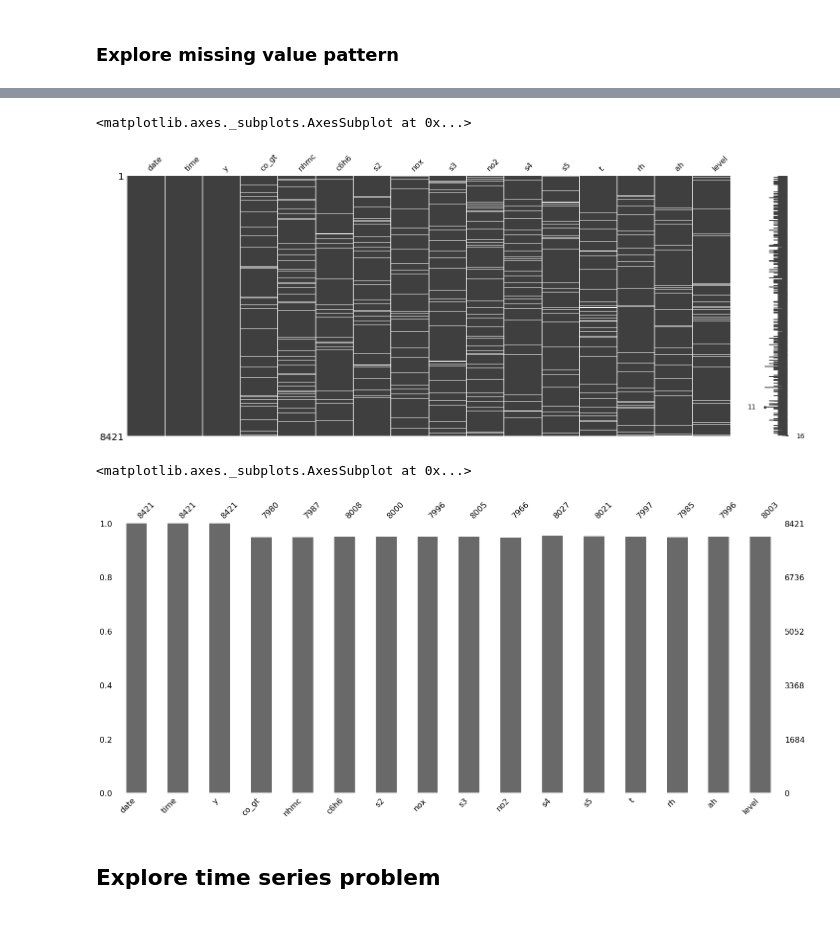
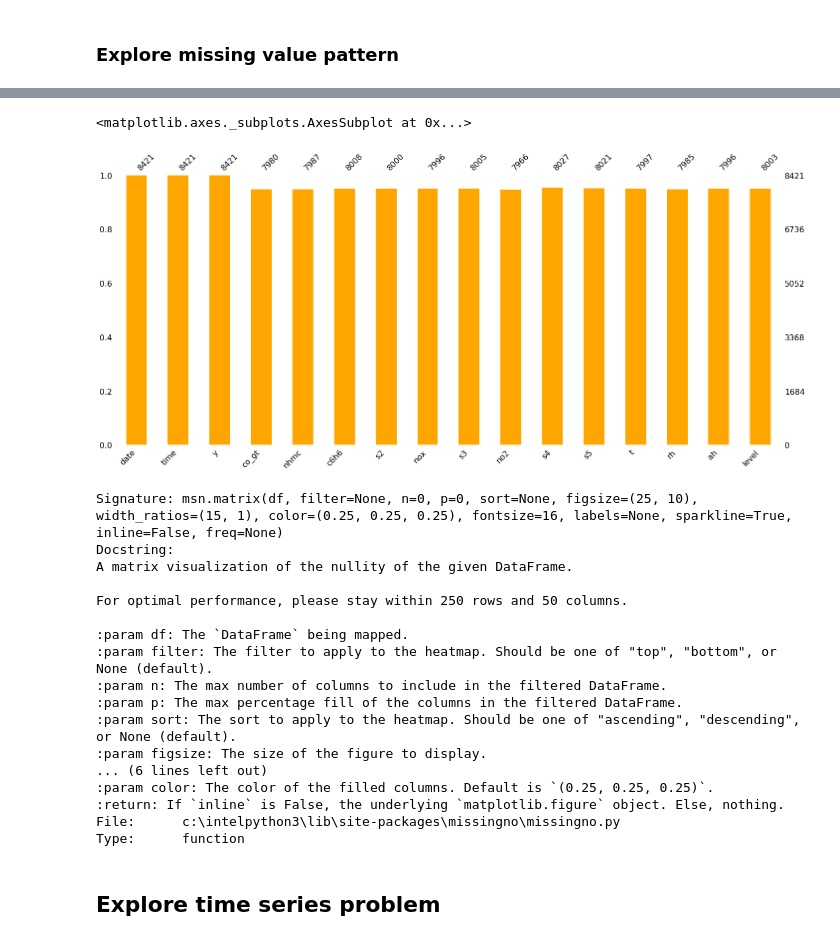
Before and after one commit to DuongVu39/Code_Challenge, a Jupyter notebook: src/task2/Task2.ipynb, the cells around one changed output, grey strips where cells are left out. Saved outputs shown, nothing was run; the diff lists cells and outputs as text; code cells hidden in the pictures.

```diff
--- a/src/task2/Task2.ipynb
+++ b/src/task2/Task2.ipynb
@@ -70,14 +78,29 @@ pd.DataFrame(df.dtypes.values, columns=['dtype']).reset_index().groupby('dtype')
+# %%
+# Count number of value in each column
+msn.bar(df, color="orange")
+# %% [output]
+<matplotlib.axes._subplots.AxesSubplot at 0x...>
+[figure, added]
 # %%
-msn.matrix(df)
+msn.matrix?
 # %% [output]
-<matplotlib.axes._subplots.AxesSubplot at 0x...>
+Signature: msn.matrix(df, filter=None, n=0, p=0, sort=None, figsize=(25, 10), width_ratios=(15, 1), color=(0.25, 0.25, 0.25), fontsize=16, labels=None, sparkline=True, inline=False, freq=None)
+Docstring:
+A matrix visualization of the nullity of the given DataFrame.
+
+For optimal performance, please stay within 250 rows and 50 columns.
+
+:param df: The `DataFrame` being mapped.
+:param filter: The filter to apply to the heatmap. Should be one of "top", "bottom", or None (default).
+:param n: The max number of columns to include in the filtered DataFrame.
+:param p: The max percentage fill of the columns in the filtered DataFrame.
+:param sort: The sort to apply to the heatmap. Should be one of "ascending", "descending", or None (default).
+:param figsize: The size of the figure to display.
+... (6 lines left out)
+:param color: The color of the filled columns. Default is `(0.25, 0.25, 0.25)`.
+:return: If `inline` is False, the underlying `matplotlib.figure` object. Else, nothing.
+File:      c:\intelpython3\lib\site-packages\missingno\missingno.py
+Type:      function
-[figure, removed]
-# %%
-# Count number of value in each column
-msn.bar(df)
-# %% [output]
-<matplotlib.axes._subplots.AxesSubplot at 0x...>
-[figure, removed]
 # %% [markdown]
 ## Explore time series problem
 # %%
```
Also changed, not shown: parts of 26 cells of this notebook, 5 other files.
